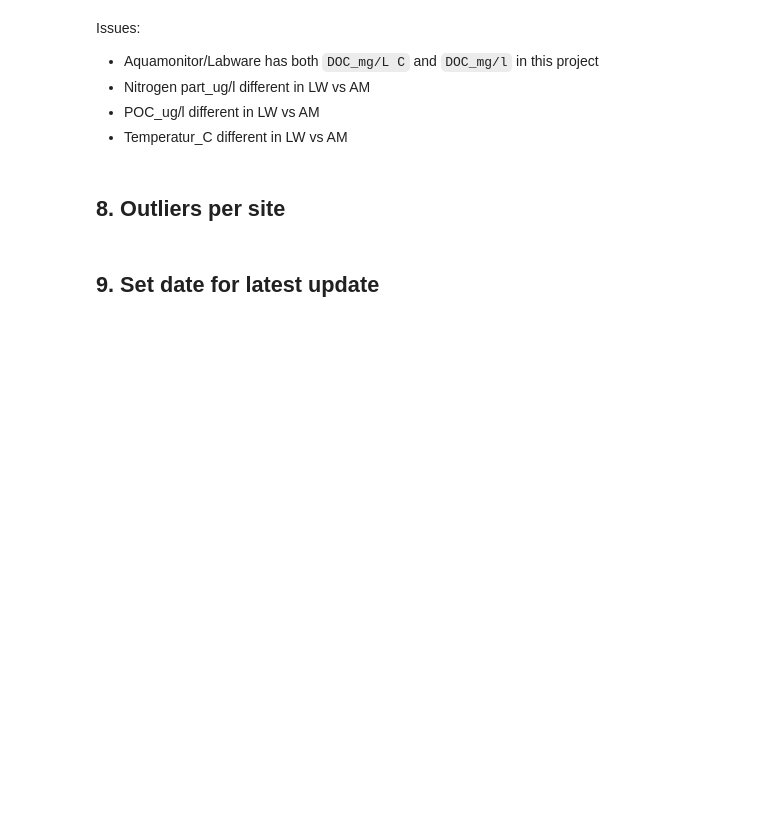
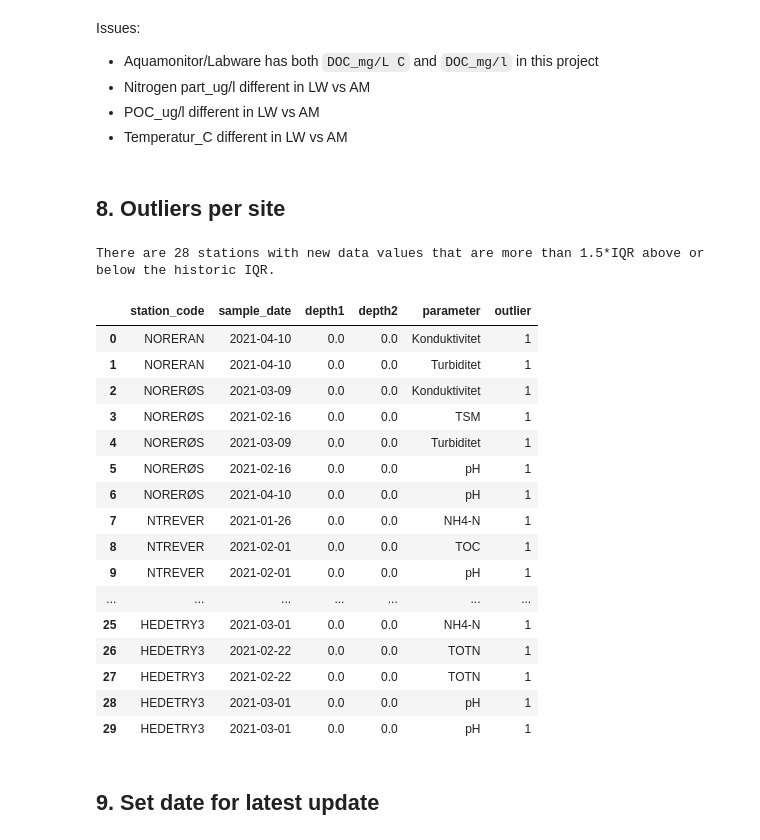
Before and after one commit to NIVANorge/elveovervakingsprogrammet_qc_vis, a Jupyter notebook: notebooks/02_qc_plots-opt3.ipynb, the cells around one changed output. Saved outputs shown, nothing was run; the diff lists cells and outputs as text; code cells hidden in the pictures; blank space fills up the shorter version.

Commit message:
"Option 3" data processing

```diff
--- a/notebooks/02_qc_plots-opt3.ipynb
+++ b/notebooks/02_qc_plots-opt3.ipynb
@@ -563,7 +563,7 @@ for idx, grp_df in grps:
     his_df = grp_df.query("period == 'Reference'").copy()
     new_df = grp_df.query("period == 'New'").copy()
 
-    if (len(his_df) > 50) and (len(new_df) > 0):
+    if (len(his_df) > 10) and (len(new_df) > 0):
         new_df["outlier"] = 0
         uq = his_df["value"].quantile(0.75)
         lq = his_df["value"].quantile(0.25)
@@ -583,6 +583,28 @@ if len(df_list) > 0:
     out_df = out_df.reset_index()
     out_df.to_csv(out_csv, index=False)
     out_df.head()
+# %% [output]
+There are 28 stations with new data values that are more than 1.5*IQR above or below the historic IQR.
+# %%
+out_df.head(30)
+# %% [output]
+|  | station_code | sample_date | depth1 | depth2 | parameter | outlier |
+| 0 | NORERAN | 2021-04-10 | 0.0 | 0.0 | Konduktivitet | 1 |
+| 1 | NORERAN | 2021-04-10 | 0.0 | 0.0 | Turbiditet | 1 |
+| 2 | NORERØS | 2021-03-09 | 0.0 | 0.0 | Konduktivitet | 1 |
+| 3 | NORERØS | 2021-02-16 | 0.0 | 0.0 | TSM | 1 |
+| 4 | NORERØS | 2021-03-09 | 0.0 | 0.0 | Turbiditet | 1 |
+| 5 | NORERØS | 2021-02-16 | 0.0 | 0.0 | pH | 1 |
+| 6 | NORERØS | 2021-04-10 | 0.0 | 0.0 | pH | 1 |
+| 7 | NTREVER | 2021-01-26 | 0.0 | 0.0 | NH4-N | 1 |
+| 8 | NTREVER | 2021-02-01 | 0.0 | 0.0 | TOC | 1 |
+| 9 | NTREVER | 2021-02-01 | 0.0 | 0.0 | pH | 1 |
+| ... | ... | ... | ... | ... | ... | ... |
+| 25 | HEDETRY3 | 2021-03-01 | 0.0 | 0.0 | NH4-N | 1 |
+| 26 | HEDETRY3 | 2021-02-22 | 0.0 | 0.0 | TOTN | 1 |
+| 27 | HEDETRY3 | 2021-02-22 | 0.0 | 0.0 | TOTN | 1 |
+| 28 | HEDETRY3 | 2021-03-01 | 0.0 | 0.0 | pH | 1 |
+| 29 | HEDETRY3 | 2021-03-01 | 0.0 | 0.0 | pH | 1 |
 # %%
 if len(df_list) > 0:
     out_df["temp"] = out_df["station_code"] + "_" + out_df["parameter"]
```
Also changed, not shown: 5 other files.
